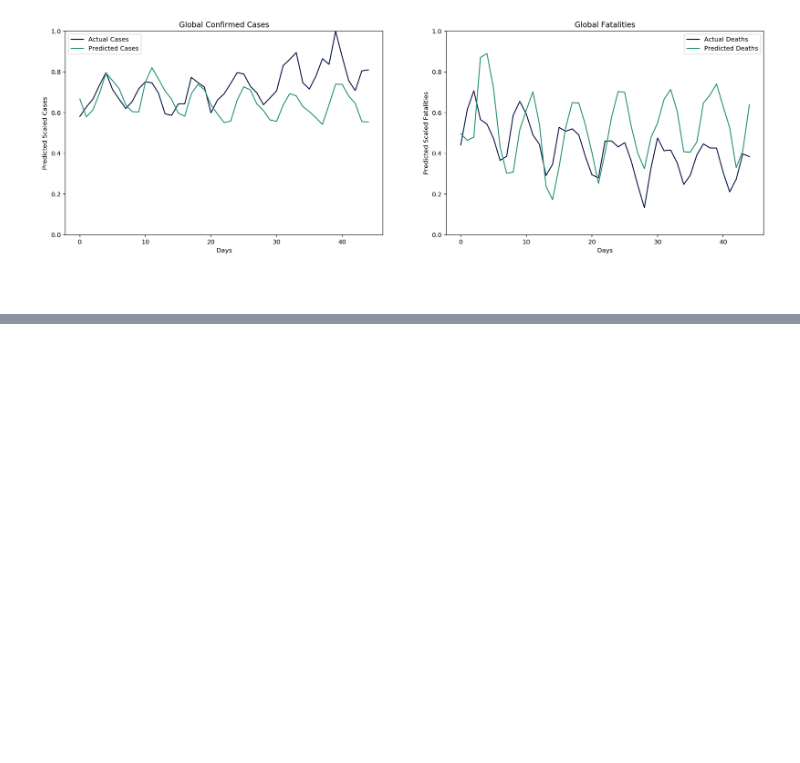
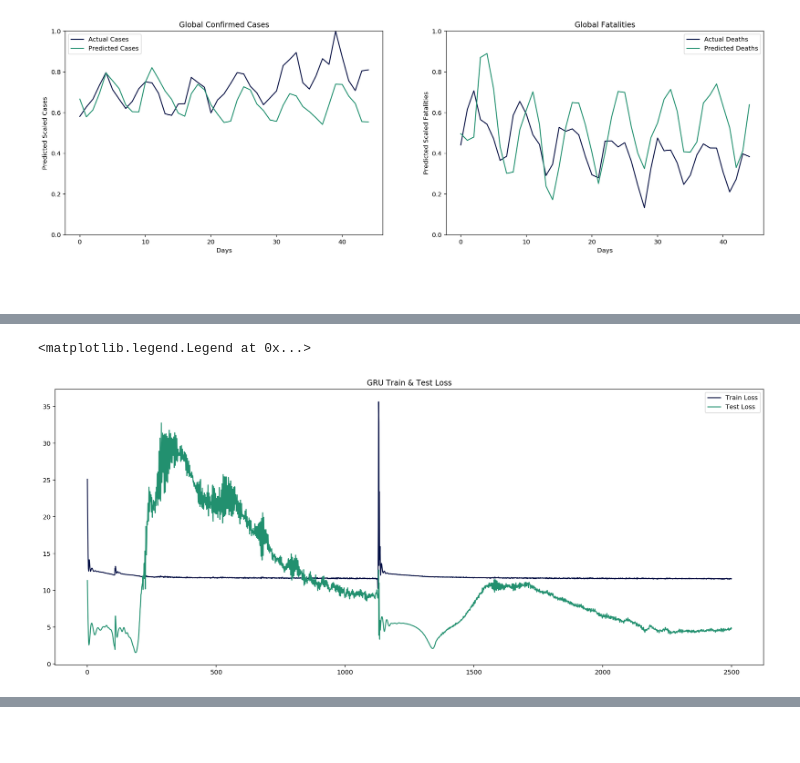
Before and after one commit to GuillemAmatCastello/Deep_Learning, a Jupyter notebook: Final Project/Code/Global.ipynb, the cells around one changed output, grey strips where cells are left out. Drawn from its saved outputs; the diff is of its cells as text; code cells hidden in the pictures; blank space fills up the shorter version.

```diff
--- a/Final Project/Code/Global.ipynb
+++ b/Final Project/Code/Global.ipynb
@@ -376,5 +465,5 @@ class RNN(nn.Module):
 # %%
 '''Training model'''
-rnn = RNN(n_features=2, n_hidden=256, n_layers=2)
-rnn, train_loss, test_loss, values_test, values_train = train_model(rnn, X_train, y_train, X_test, y_test, epochs=1, net='RNN')
+gru = GRU(n_input=2, n_hidden=512, seq_len=25, n_output=2, n_layers=2)
+gru, train_loss, test_loss, values_test, values_train = train_model(gru, X_train, y_train, X_test, y_test, epochs=2500)
 # %% [output]
@@ -381,0 +487,11 @@ AttributeError: 'tuple' object has no attribute 'shape'
+# %%
+'''Plotting train and test loss'''
+plt.figure(figsize=(20, 8))
+
+plt.title('GRU Train & Test Loss')
+plt.plot(train_loss, color='#000E43', label = 'Train Loss')
+plt.plot(test_loss, color='#22906F', label = 'Test Loss')
+plt.legend()
+# %% [output]
+<matplotlib.legend.Legend at 0x...>
+[figure, added]
```
Also changed, not shown: parts of 14 cells of this notebook, 13 other files.
